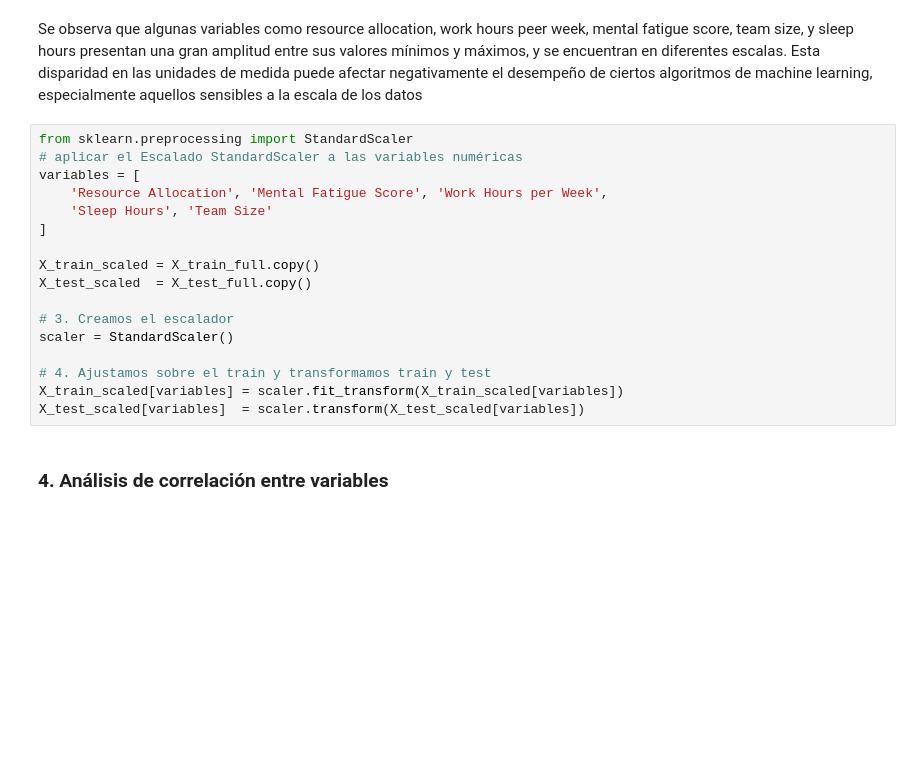
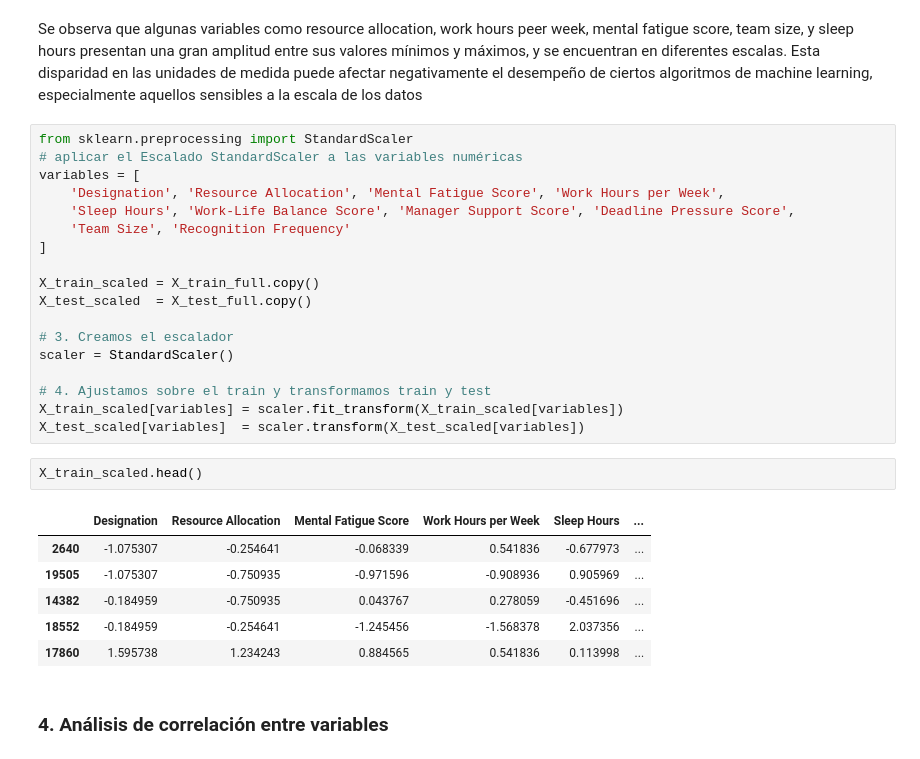
Before and after one commit to emiliano-ipa/CEIA-ML-TPFINAL, a Jupyter notebook: TP1_EDA.ipynb, the cells around one changed output. Cells and saved outputs as stored; diff of their text form; blank space fills up the shorter version.

```diff
--- a/TP1_EDA.ipynb
+++ b/TP1_EDA.ipynb
@@ -702,8 +702,9 @@ Se observa que algunas variables como resource allocation, work hours peer week,
 from sklearn.preprocessing import StandardScaler
 # aplicar el Escalado StandardScaler a las variables numéricas
 variables = [
-    'Resource Allocation', 'Mental Fatigue Score', 'Work Hours per Week',
-    'Sleep Hours', 'Team Size'
+    'Designation', 'Resource Allocation', 'Mental Fatigue Score', 'Work Hours per Week',
+    'Sleep Hours', 'Work-Life Balance Score', 'Manager Support Score', 'Deadline Pressure Score',
+    'Team Size', 'Recognition Frequency'
 ]
 
 X_train_scaled = X_train_full.copy()
@@ -715,6 +716,15 @@ scaler = StandardScaler()
 # 4. Ajustamos sobre el train y transformamos train y test
 X_train_scaled[variables] = scaler.fit_transform(X_train_scaled[variables])
 X_test_scaled[variables]  = scaler.transform(X_test_scaled[variables])
+# %%
+X_train_scaled.head()
+# %% [output]
+|  | Designation | Resource Allocation | Mental Fatigue Score | Work Hours per Week | Sleep Hours | ... |
+| 2640 | -1.075307 | -0.254641 | -0.068339 | 0.541836 | -0.677973 | ... |
+| 19505 | -1.075307 | -0.750935 | -0.971596 | -0.908936 | 0.905969 | ... |
+| 14382 | -0.184959 | -0.750935 | 0.043767 | 0.278059 | -0.451696 | ... |
+| 18552 | -0.184959 | -0.254641 | -1.245456 | -1.568378 | 2.037356 | ... |
+| 17860 | 1.595738 | 1.234243 | 0.884565 | 0.541836 | 0.113998 | ... |
 # %% [markdown]
 ### 4. Análisis de correlación entre variables
 # %%
```
Also changed, not shown: 5 other files.
